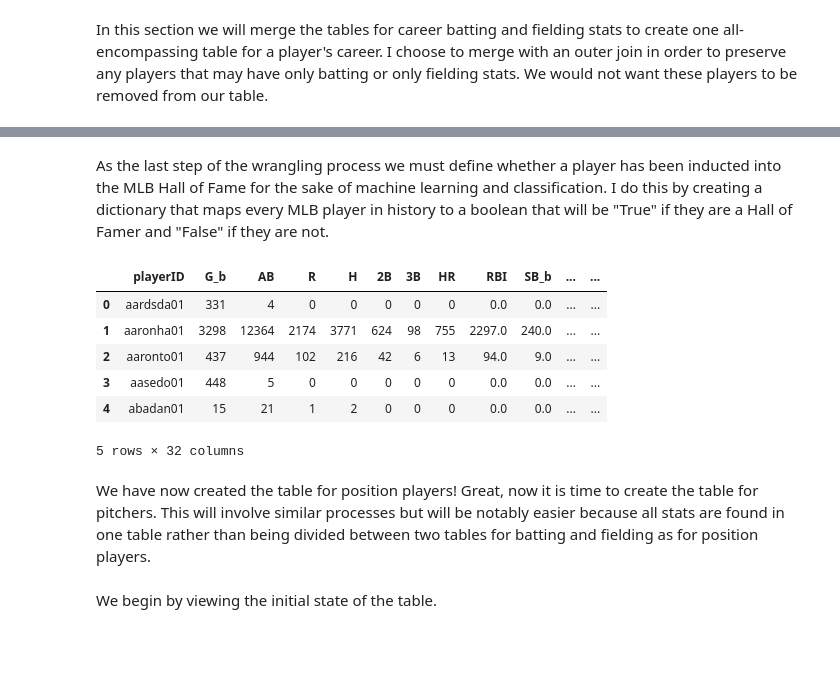
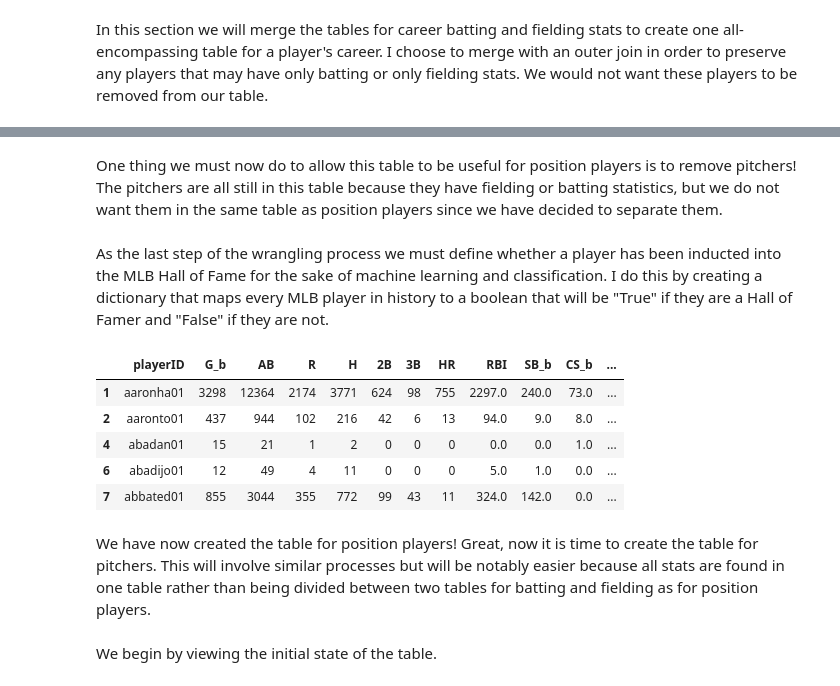
Before and after one commit to benmdavidson/benmdavidson.github.io, a Jupyter notebook: notebook.ipynb, the cells around one changed output, grey strips where cells are left out. Drawn from its saved outputs; the diff is of its cells as text; code cells hidden in the pictures; blank space fills up the shorter version.

```diff
--- a/notebook.ipynb
+++ b/notebook.ipynb
@@ -153,37 +158,40 @@ df_batting_and_fielding_career.head()
+# %% [markdown]
+One thing we must now do to allow this table to be useful for position players is to remove pitchers! The pitchers are all still in this table because they have fielding or batting statistics, but we do not want them in the same table as position players since we have decided to separate them.
+# %%
+df_batting_and_fielding_career = df_batting_and_fielding_career[df_batting_and_fielding_career['POS'] != 'P']
 # %% [markdown]
 As the last step of the wrangling process we must define whether a player has been inducted into the MLB Hall of Fame for the sake of machine learning and classification. I do this by creating a dictionary that maps every MLB player in history to a boolean that will be "True" if they are a Hall of Famer and "False" if they are not.
 # %%
 # Initialize dict
 is_hof = dict()
 
 # Set all values to False initially, to be revised below
 for player in df_batting_and_fielding_career['playerID']:
-    is_hof[player] = False
+    is_hof[player] = 0
 
 # Loop through the Hall of Fame table from our dataset to obtain info on HoF Induction status.
 for row in df_hof.iterrows():
     # If the player has been inducted AND the player is in our dictionary, set their value to true.
     # The second condition of being in the dict is necessary because not all Hall of Fame inductees
     # are players that we care about for our analysis. Some inductees are managers, executives, or
     # other non-player roles in baseball.
-    if row[1]['inducted'] == 'Y' and row[1]["playerID"] in is_hof.keys():
-        is_hof[row[1]["playerID"]] = True
+    if row[1]['inducted'] == 'Y' and row[1]["playerID"] in is_hof.keys() and row[1]['category'] == 'Player':
+        is_hof[row[1]["playerID"]] = 1
 
 # Create a 'HoF' column that is set to the values of our dictionary.
 # The tables will align because the dictionary was initialized in the ordering
 # of 'playerID' in the career stats table.
 df_batting_and_fielding_career['HoF'] = is_hof.values()
 
 # Our resulting table with HoF values!
 df_batting_and_fielding_career.head()
 # %% [output]
-|  | playerID | G_b | AB | R | H | 2B | 3B | HR | RBI | SB_b | ... | ... |
-| 0 | aardsda01 | 331 | 4 | 0 | 0 | 0 | 0 | 0 | 0.0 | 0.0 | ... | ... |
-| 1 | aaronha01 | 3298 | 12364 | 2174 | 3771 | 624 | 98 | 755 | 2297.0 | 240.0 | ... | ... |
-| 2 | aaronto01 | 437 | 944 | 102 | 216 | 42 | 6 | 13 | 94.0 | 9.0 | ... | ... |
-| 3 | aasedo01 | 448 | 5 | 0 | 0 | 0 | 0 | 0 | 0.0 | 0.0 | ... | ... |
-| 4 | abadan01 | 15 | 21 | 1 | 2 | 0 | 0 | 0 | 0.0 | 0.0 | ... | ... |
+|  | playerID | G_b | AB | R | H | 2B | 3B | HR | RBI | SB_b | CS_b | ... |
+| 1 | aaronha01 | 3298 | 12364 | 2174 | 3771 | 624 | 98 | 755 | 2297.0 | 240.0 | 73.0 | ... |
+| 2 | aaronto01 | 437 | 944 | 102 | 216 | 42 | 6 | 13 | 94.0 | 9.0 | 8.0 | ... |
+| 4 | abadan01 | 15 | 21 | 1 | 2 | 0 | 0 | 0 | 0.0 | 0.0 | 1.0 | ... |
+| 6 | abadijo01 | 12 | 49 | 4 | 11 | 0 | 0 | 0 | 5.0 | 1.0 | 0.0 | ... |
+| 7 | abbated01 | 855 | 3044 | 355 | 772 | 99 | 43 | 11 | 324.0 | 142.0 | 0.0 | ... |
-5 rows × 32 columns
 # %% [markdown]
 We have now created the table for position players! Great, now it is time to create the table for pitchers. This will involve similar processes but will be notably easier because all stats are found in one table rather than being divided between two tables for batting and fielding as for position players.
 <br>
```
Also changed, not shown: parts of 28 cells of this notebook, 1 other file.
